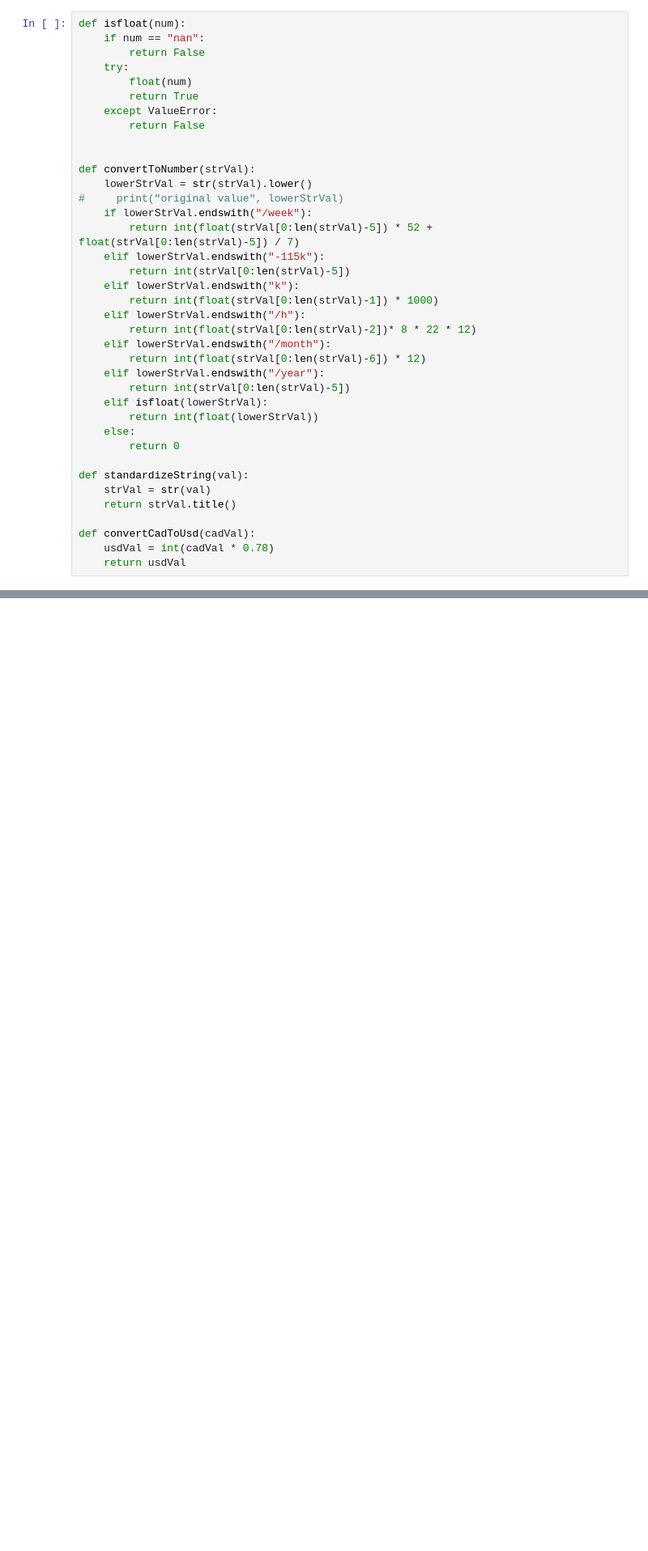
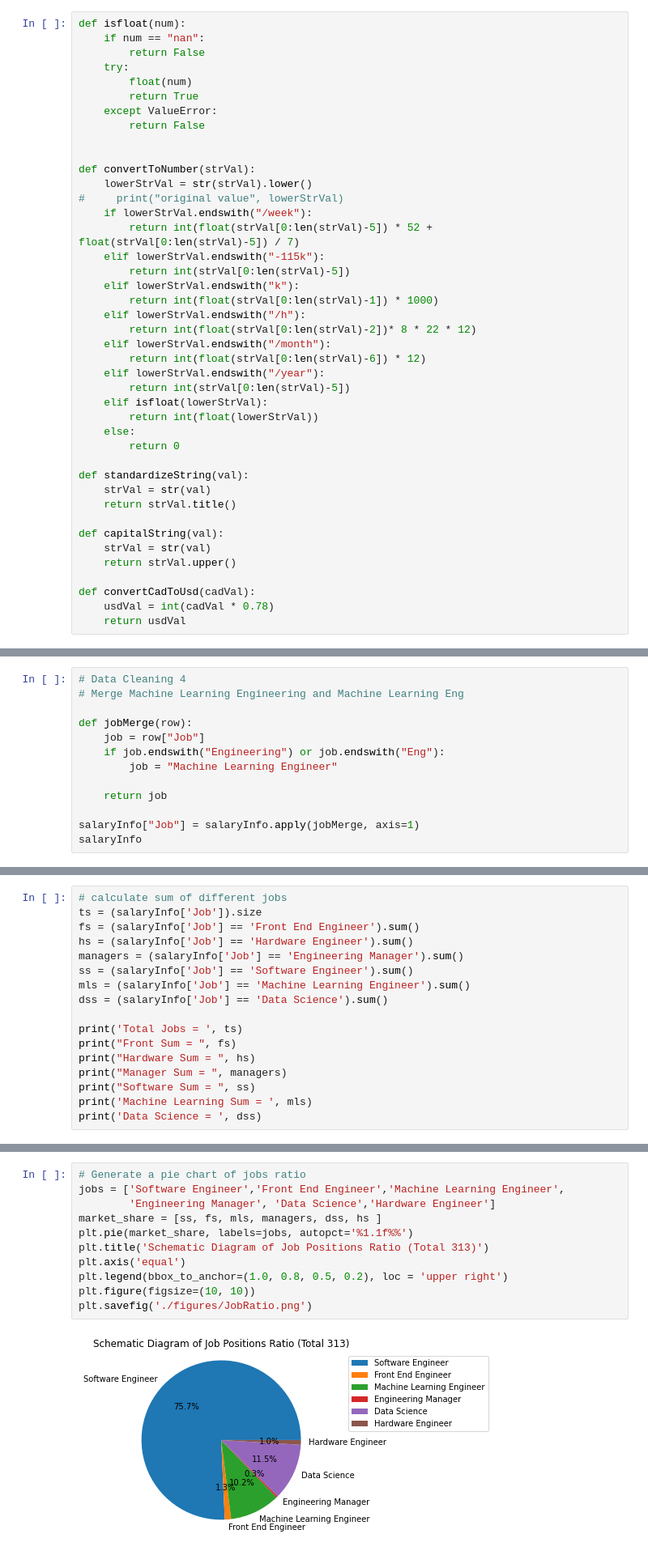
Before and after one commit to dorothyjx/damg-6105-Final-Project, a Jupyter notebook: project_final.ipynb, the cells around one changed output, grey strips where cells are left out. Shown at 81% size. Cells and saved outputs as stored; diff of their text form; blank space fills up the shorter version.

Commit message:
Merge ji's into final

```diff
--- a/project_final.ipynb
+++ b/project_final.ipynb
@@ -36,6 +38,10 @@ def standardizeString(val):
     strVal = str(val)
     return strVal.title()
 
+def capitalString(val):
+    strVal = str(val)
+    return strVal.upper()
+
 def convertCadToUsd(cadVal):
     usdVal = int(cadVal * 0.78)
     return usdVal
@@ -86,0 +193,13 @@ ori_salaryInfo           Company        Offer Time                           Job
+# %%
+# Data Cleaning 4
+# Merge Machine Learning Engineering and Machine Learning Eng
+
+def jobMerge(row):
+    job = row["Job"]
+    if job.endswith("Engineering") or job.endswith("Eng"):
+        job = "Machine Learning Engineer"
+
+    return job
+
+salaryInfo["Job"] = salaryInfo.apply(jobMerge, axis=1)
+salaryInfo
@@ -86,0 +227,17 @@ ori_salaryInfo           Company        Offer Time                           Job
+# %%
+# calculate sum of different jobs
+ts = (salaryInfo['Job']).size
+fs = (salaryInfo['Job'] == 'Front End Engineer').sum()
+hs = (salaryInfo['Job'] == 'Hardware Engineer').sum()
+managers = (salaryInfo['Job'] == 'Engineering Manager').sum()
+ss = (salaryInfo['Job'] == 'Software Engineer').sum()
+mls = (salaryInfo['Job'] == 'Machine Learning Engineer').sum()
+dss = (salaryInfo['Job'] == 'Data Science').sum()
+
+print('Total Jobs = ', ts)
+print("Front Sum = ", fs)
+print("Hardware Sum = ", hs)
+print("Manager Sum = ", managers)
+print("Software Sum = ", ss)
+print('Machine Learning Sum = ', mls)
+print('Data Science = ', dss)
@@ -86,0 +252,13 @@ ori_salaryInfo           Company        Offer Time                           Job
+# %%
+# Generate a pie chart of jobs ratio
+jobs = ['Software Engineer','Front End Engineer','Machine Learning Engineer',
+        'Engineering Manager', 'Data Science','Hardware Engineer']
+market_share = [ss, fs, mls, managers, dss, hs ]
+plt.pie(market_share, labels=jobs, autopct='%1.1f%%')
+plt.title('Schematic Diagram of Job Positions Ratio (Total 313)')
+plt.axis('equal')
+plt.legend(bbox_to_anchor=(1.0, 0.8, 0.5, 0.2), loc = 'upper right')
+plt.figure(figsize=(10, 10))
+plt.savefig('./figures/JobRatio.png')
+# %% [output]
+[figure, added]
```
Also changed, not shown: parts of 14 cells of this notebook.
